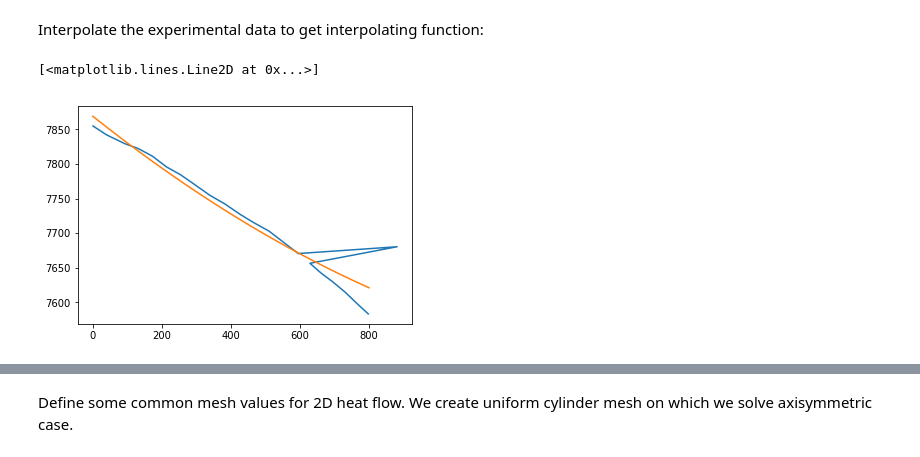
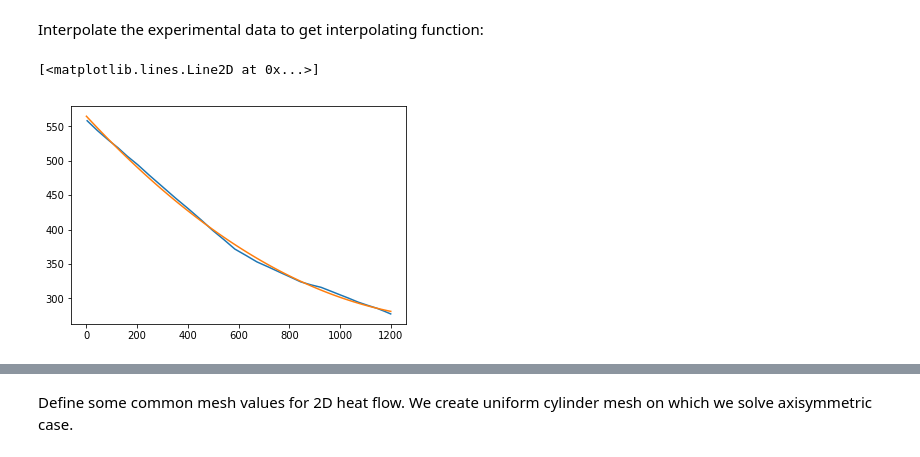
Before and after one commit to Teslos/TTT, a Jupyter notebook: TTT.ipynb, the cells around one changed output, grey strips where cells are left out. Drawn from its saved outputs; the diff is of its cells as text; code cells hidden in the pictures.

```diff
--- a/TTT.ipynb
+++ b/TTT.ipynb
@@ -167,37 +167,50 @@ def read_properties():
     # read the text file for different properties
     densityP = np.loadtxt(fname='./density1080Pearlite.txt', comments='#', delimiter=',', dtype='double')
     densityMA = np.loadtxt(fname='./density1080MartensiteAustenite.txt', comments='#', delimiter=',', dtype='double')
+
     conductivityP = np.loadtxt(fname='./conductivity1080Pearlite.txt', comments='#', delimiter=',', dtype='double')
     conductivityM = np.loadtxt(fname='./conductivity1080Martensite.txt', comments='#', delimiter=',', dtype='double')
     conductivityA = np.loadtxt(fname='./conductivity1080Austenite.txt', comments='#', delimiter=',', dtype='double')
 
-    return (densityP,densityMA,conductivityP,conductivityM, conductivityA)
+    specificP = np.loadtxt(fname='./specificheat1080Pearlite.txt', comments='#', delimiter=',', dtype='double')
+    specificMA = np.loadtxt(fname='./specificheat1080MartensiteAustenite.txt', comments='#', delimiter=',', dtype='double')
+
+    return (densityP,densityMA,conductivityP,conductivityM, conductivityA,specificP,specificMA)
 # %% [markdown]
 Interpolate the experimental data to get interpolating function:
 # %%
 # curve fitting
 from scipy.optimize import curve_fit, fsolve, newton
 from scipy.interpolate import RectBivariateSpline
 # fit the density function to second order polynomial
 def density(x,a,b,c):
      return a*x**2 + b*x + c
 def conductivity(x,a,b,c):
     return a*x**2 + b*x + c
+def specific_heat(x,a,b,c):
+    return a*x**2 + b*x + c
+
 #density polynomial
 densP = [0.]
 condM = [0.]
+specificM = [0.]
+
 densityP=read_properties()[0]
 densP,pcov = curve_fit(density,densityP[:,0],densityP[:,1])
 conductivityM = read_properties()[3]
 condM,pcov = curve_fit(conductivity,conductivityM[:,0],conductivityM[:,1])
+specificMA = read_properties()[6]
+specificM,pcov = curve_fit(specific_heat,specificMA[:,0],specificMA[:,1])
 def fP(t_):
     return densP[0]*t_**2+ densP[1]*t_ + densP[2]
 def cM(t_):
     return condM[0]*t_**2+ condM[1]*t_ + condM[2]
+def sM(t_):
+    return specificM[0]*t_**2+ specificM[1]*t_ + specificM[2]
 
-plt.plot(densityP[:,0],densityP[:,1])
-w = np.linspace(0,800,100)
-plt.plot(w,fP(w))
+plt.plot(specificMA[:,0],specificMA[:,1])
+w = np.linspace(0,1200,100)
+plt.plot(w,sM(w))
 # %% [output]
 [<matplotlib.lines.Line2D at 0x...>]
-[figure, old version]
+[figure, new version]
```
Also changed, not shown: parts of 3 cells of this notebook, 3 other files.
